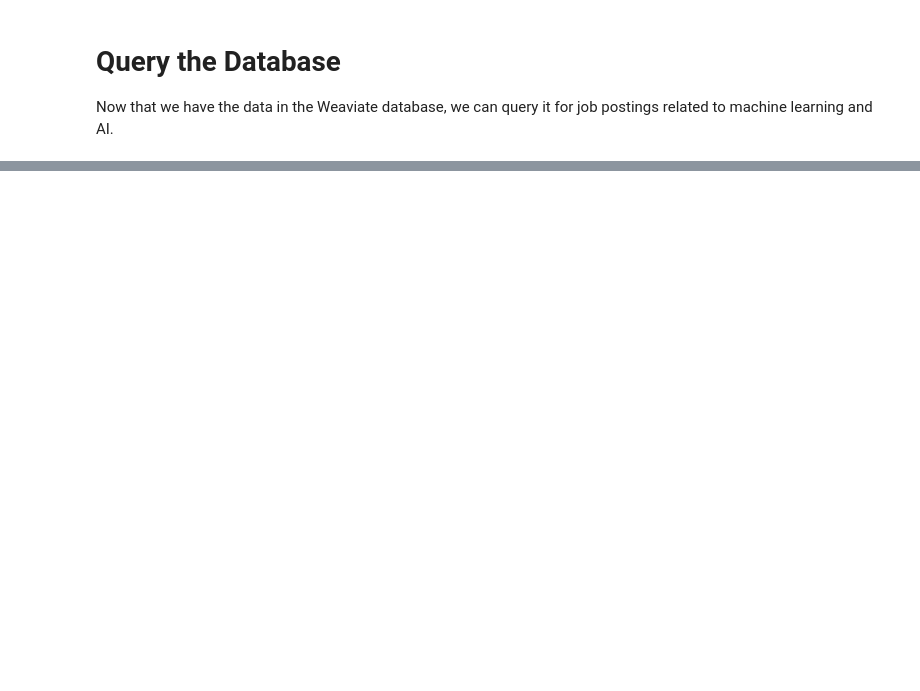
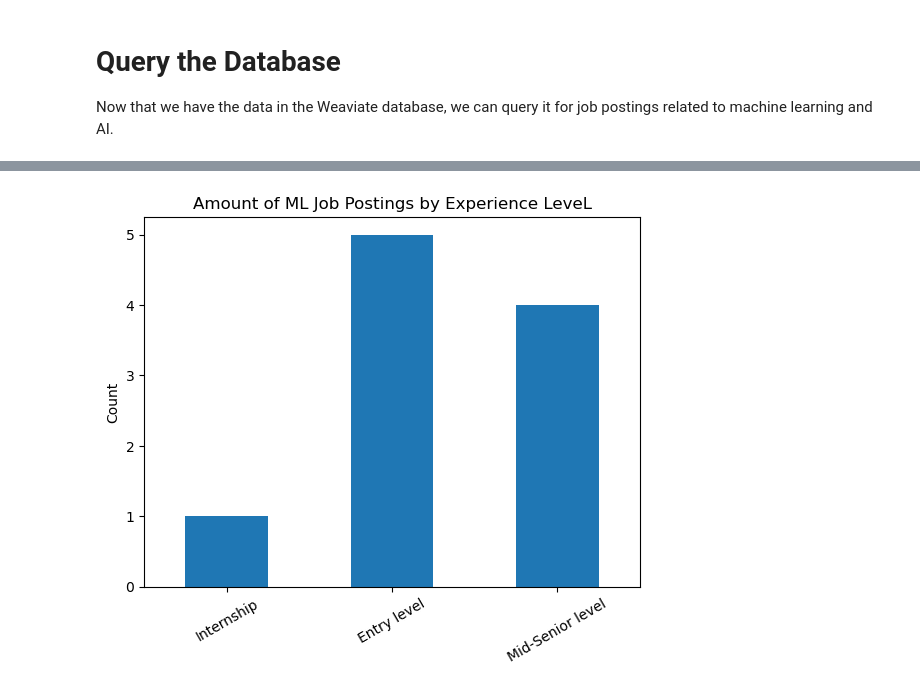
Before and after one commit to WillPugs/weaviate-application, a Jupyter notebook: workflow.ipynb, the cells around one changed output, grey strips where cells are left out. Drawn from its saved outputs; the diff is of its cells as text; code cells hidden in the pictures; blank space fills up the shorter version.

```diff
--- a/workflow.ipynb
+++ b/workflow.ipynb
@@ -160,8 +158,11 @@ We will only take a subset of samples for demonstration purposes.
 # %%
-postings_objs = list()
-for idx, row in df_postings.sample(100, replace=False).iterrows(): #iterate over datapoints
-    datapoint = {}
-    for col in df_postings.columns: #add every column to the database
-        datapoint[col] = row[col]
+postings = client.collections.get("Postings")
 
-    postings_objs.append(datapoint)
+with postings.batch.dynamic() as batch:
+    for idx, row in df_postings.iterrows(): #iterate over all datapoint
+        #df_postings.sample(100, replace=False).iterrows(): #iterate over sample of datapoints
+        #df_postings.iterrows(): #iterate over all datapoint
+        datapoint = {}
+        for col in df_postings.columns: #add every column to the database
+            datapoint[col] = row[col]
+            batch.add_object(datapoint)
@@ -180,20 +195,18 @@ Now that we have the data in the Weaviate database, we can query it for job post
 client = weaviate.connect_to_weaviate_cloud(
     cluster_url=secrets["WCD_URL"],
     auth_credentials=weaviate.auth.AuthApiKey(secrets["WCD_API_KEY"]),
-    headers={
-        "X-OpenAI-Api-Key": secrets["OPENAI_API_KEY"]
-    }
+    headers={"X-Cohere-Api-Key": secrets["COHERE_API_KEY"]}
+    #headers={"X-OpenAI-Api-Key": secrets["OPENAI_API_KEY"]}
 )
 
 try:
     postings = client.collections.get("Postings")
 
-    response = postings.query.near_text(
+    ml_responses = postings.query.near_text( #machine learning postings
         query="machine learning",
-        limit=2
+        limit=50
     )
 
-    print(response.objects[0].properties)  # Inspect the first object
 
 finally:
     client.close()
@@ -201,0 +291,9 @@ WeaviateQueryError: Query call with protocol GRPC search failed with message exp
+# %%
+ml_df.formatted_experience_level.value_counts()[["Internship", "Entry level", "Mid-Senior level"]].plot(kind='bar',
+                                                                                                        xlabel="",
+                                                                                                        ylabel="Count",
+                                                                                                        title="Amount of ML Job Postings by Experience LeveL")
+plt.xticks(rotation=30)
+plt.show()
+# %% [output]
+[figure, added]
```
Also changed, not shown: parts of 24 cells of this notebook.
